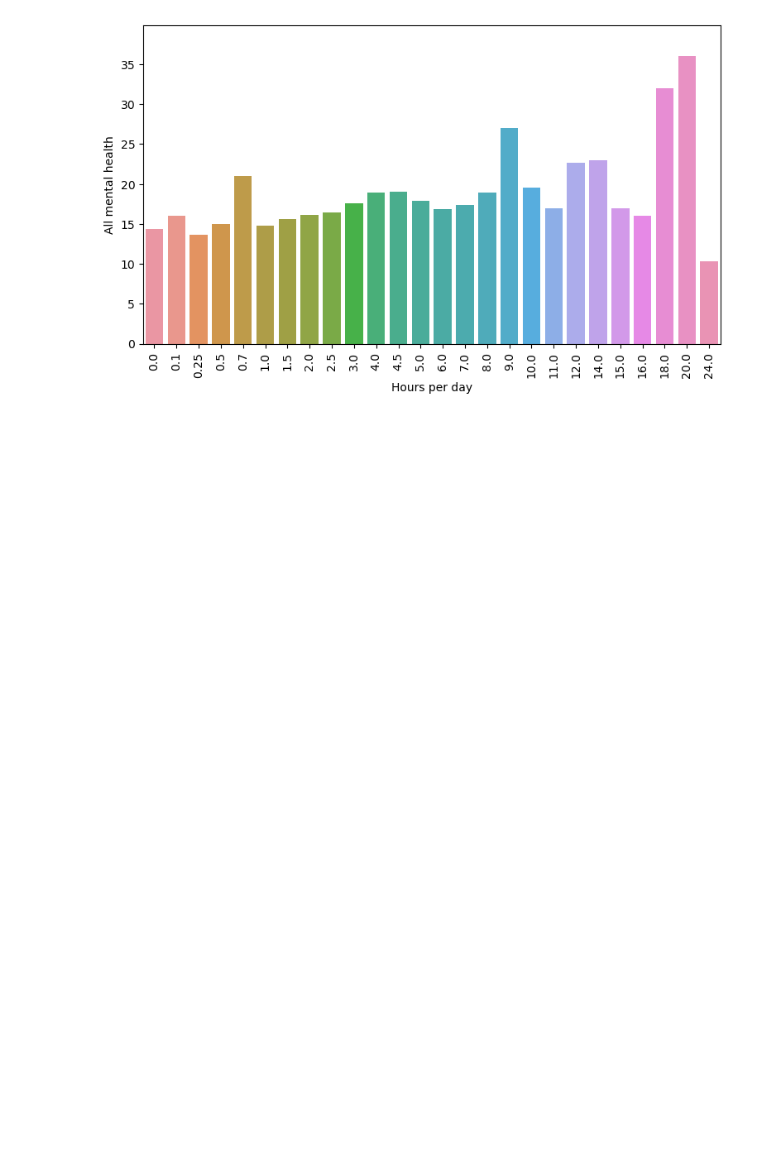
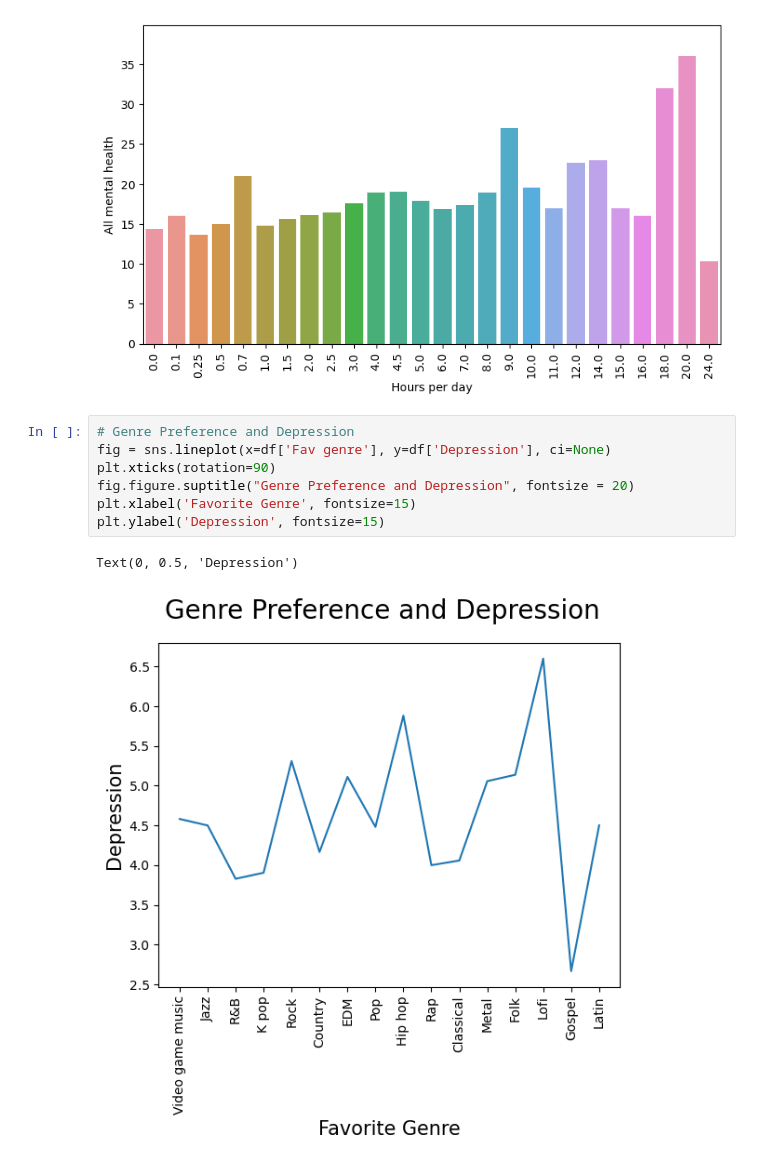
Before and after one commit to cameronchafin/chum_bucket_supreme, a Jupyter notebook: Music_and_Mental_Health.ipynb, the cells around one changed output. Drawn from its saved outputs; the diff is of its cells as text; blank space fills up the shorter version.

Commit message:
Genre Preference x Mental Health Problem
Added a Genre Preference and Mental Health graph for each mental health issue

```diff
--- a/Music_and_Mental_Health.ipynb
+++ b/Music_and_Mental_Health.ipynb
@@ -309,3 +309,13 @@ plt.xticks(rotation=90)
 plt.show()
 # %% [output]
 [figure]
+# %%
+# Genre Preference and Depression
+fig = sns.lineplot(x=df['Fav genre'], y=df['Depression'], ci=None)
+plt.xticks(rotation=90)
+fig.figure.suptitle("Genre Preference and Depression", fontsize = 20)
+plt.xlabel('Favorite Genre', fontsize=15)
+plt.ylabel('Depression', fontsize=15)
+# %% [output]
+Text(0, 0.5, 'Depression')
+[figure, added]
```
Also changed, not shown: parts of 3 cells of this notebook.
